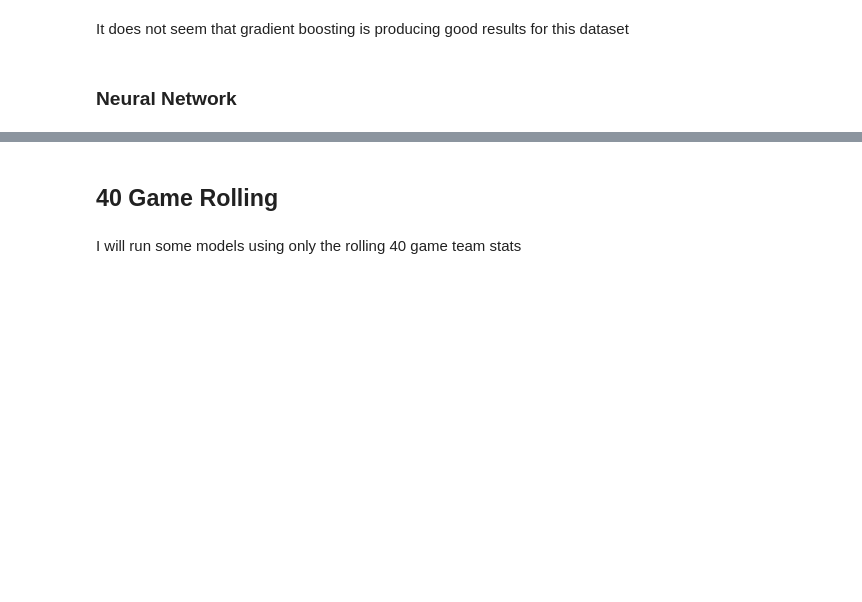
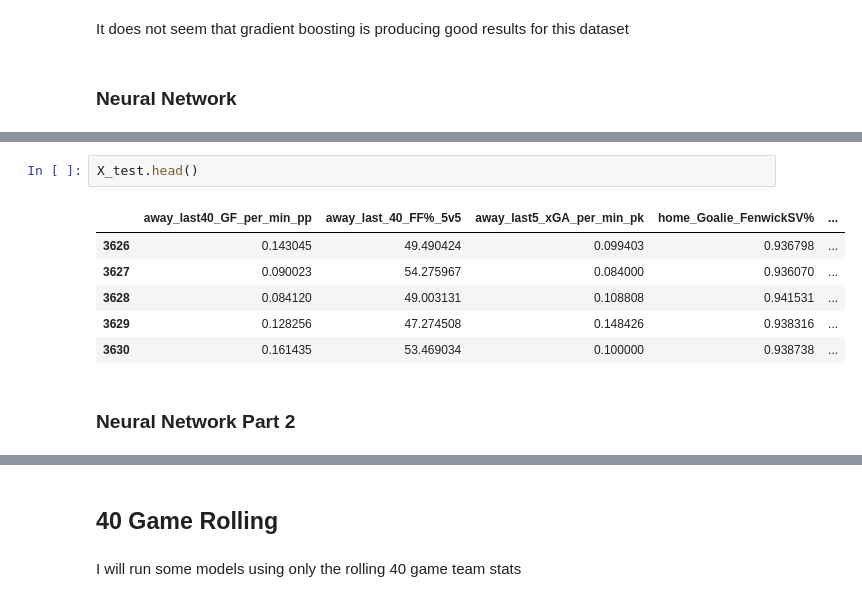
Before and after one commit to gschwaeb/NHL_Game_Prediction, a Jupyter notebook: Modeling 2.ipynb, the cells around one changed output, grey strips where cells are left out. Saved outputs shown, nothing was run; the diff lists cells and outputs as text; blank space fills up the shorter version.

```diff
--- a/Modeling 2.ipynb
+++ b/Modeling 2.ipynb
@@ -462,0 +556,11 @@ It does not seem that gradient boosting is producing good results for this datas
+# %%
+X_test.head()
+# %% [output]
+|  | away_last40_GF_per_min_pp | away_last_40_FF%_5v5 | away_last5_xGA_per_min_pk | home_Goalie_FenwickSV% | ... |
+| 3626 | 0.143045 | 49.490424 | 0.099403 | 0.936798 | ... |
+| 3627 | 0.090023 | 54.275967 | 0.084000 | 0.936070 | ... |
+| 3628 | 0.084120 | 49.003131 | 0.108808 | 0.941531 | ... |
+| 3629 | 0.128256 | 47.274508 | 0.148426 | 0.938316 | ... |
+| 3630 | 0.161435 | 53.469034 | 0.100000 | 0.938738 | ... |
+# %% [markdown]
+### Neural Network Part 2
```
Also changed, not shown: parts of 40 cells of this notebook, 4 other files.
